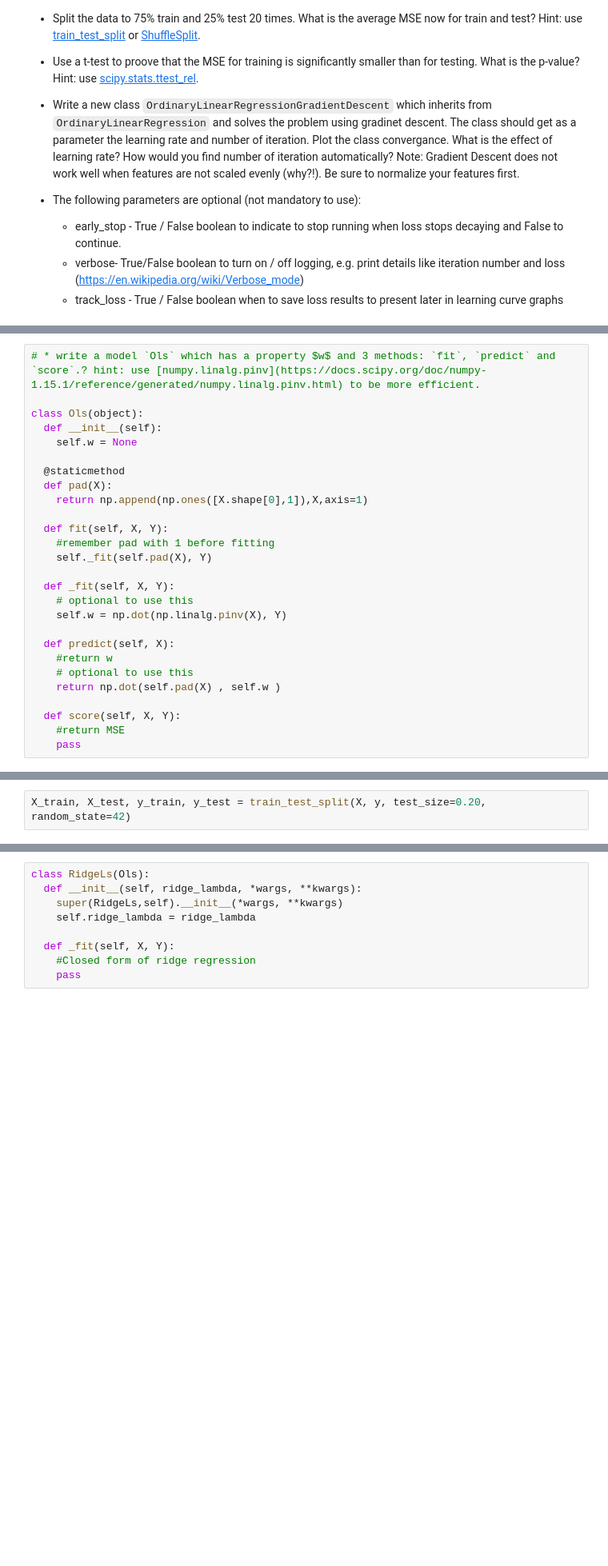
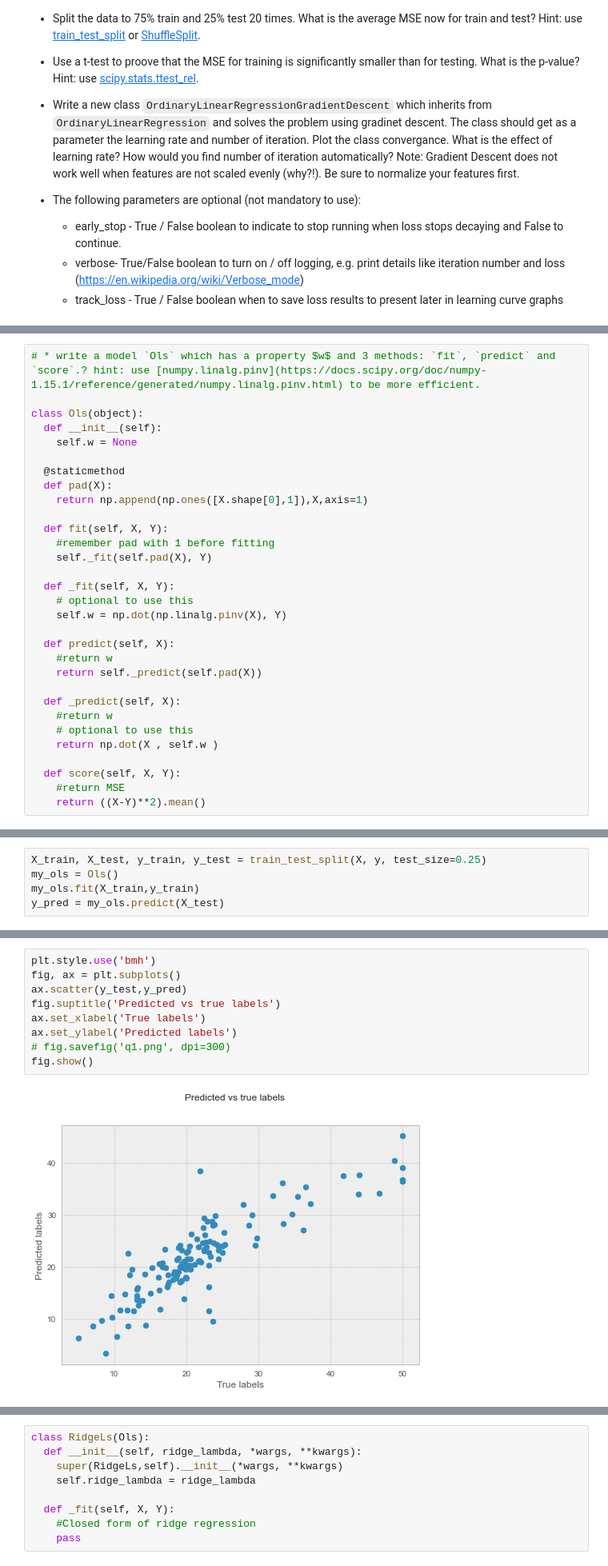
Before and after one commit to tansla/ydata_supervised_hw2, a Jupyter notebook: Regression_&_Regularization_Exercise.ipynb, the cells around one changed output, grey strips where cells are left out. Shown at 80% size. Saved outputs shown, nothing was run; the diff lists cells and outputs as text; blank space fills up the shorter version.

```diff
--- a/Regression_&_Regularization_Exercise.ipynb
+++ b/Regression_&_Regularization_Exercise.ipynb
@@ -93,9 +100,13 @@ class Ols(object):
 
   def predict(self, X):
     #return w
+    return self._predict(self.pad(X))
+
+  def _predict(self, X):
+    #return w
     # optional to use this
-    return np.dot(self.pad(X) , self.w )
+    return np.dot(X , self.w )
 
   def score(self, X, Y):
     #return MSE
-    pass
+    return ((X-Y)**2).mean()
@@ -110,2 +133,5 @@ X, y = load_boston(return_X_y=True)
 # %%
-X_train, X_test, y_train, y_test = train_test_split(X, y, test_size=0.20, random_state=42)
+X_train, X_test, y_train, y_test = train_test_split(X, y, test_size=0.25)
+my_ols = Ols()
+my_ols.fit(X_train,y_train)
+y_pred = my_ols.predict(X_test)
@@ -146,0 +138,11 @@ array([  5.39672362,   3.62556534,   1.21694405,   2.23197915,
+# %%
+plt.style.use('bmh')
+fig, ax = plt.subplots()
+ax.scatter(y_test,y_pred)
+fig.suptitle('Predicted vs true labels')
+ax.set_xlabel('True labels')
+ax.set_ylabel('Predicted labels')
+# fig.savefig('q1.png', dpi=300)
+fig.show()
+# %% [output]
+[figure, added]
```
Also changed, not shown: parts of 8 cells of this notebook.
